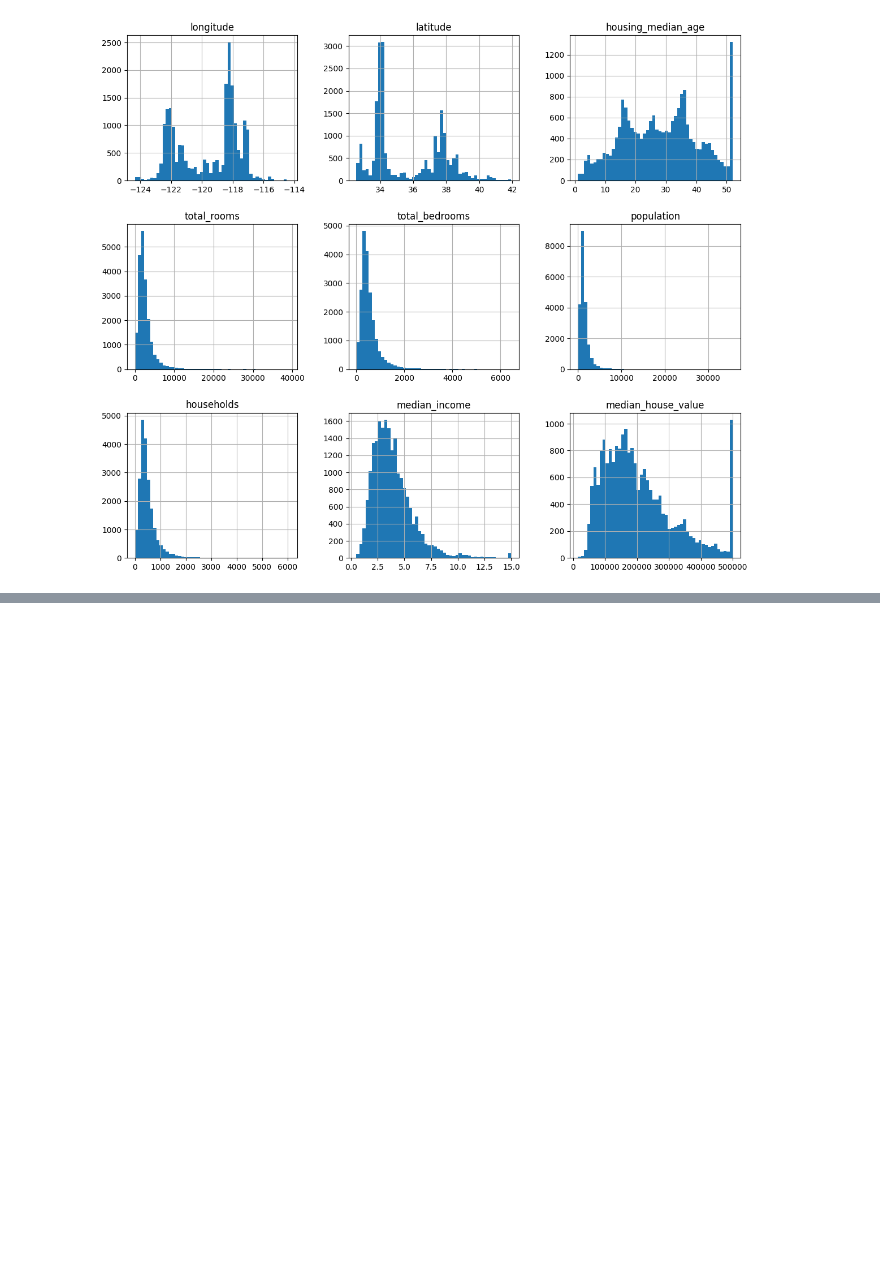
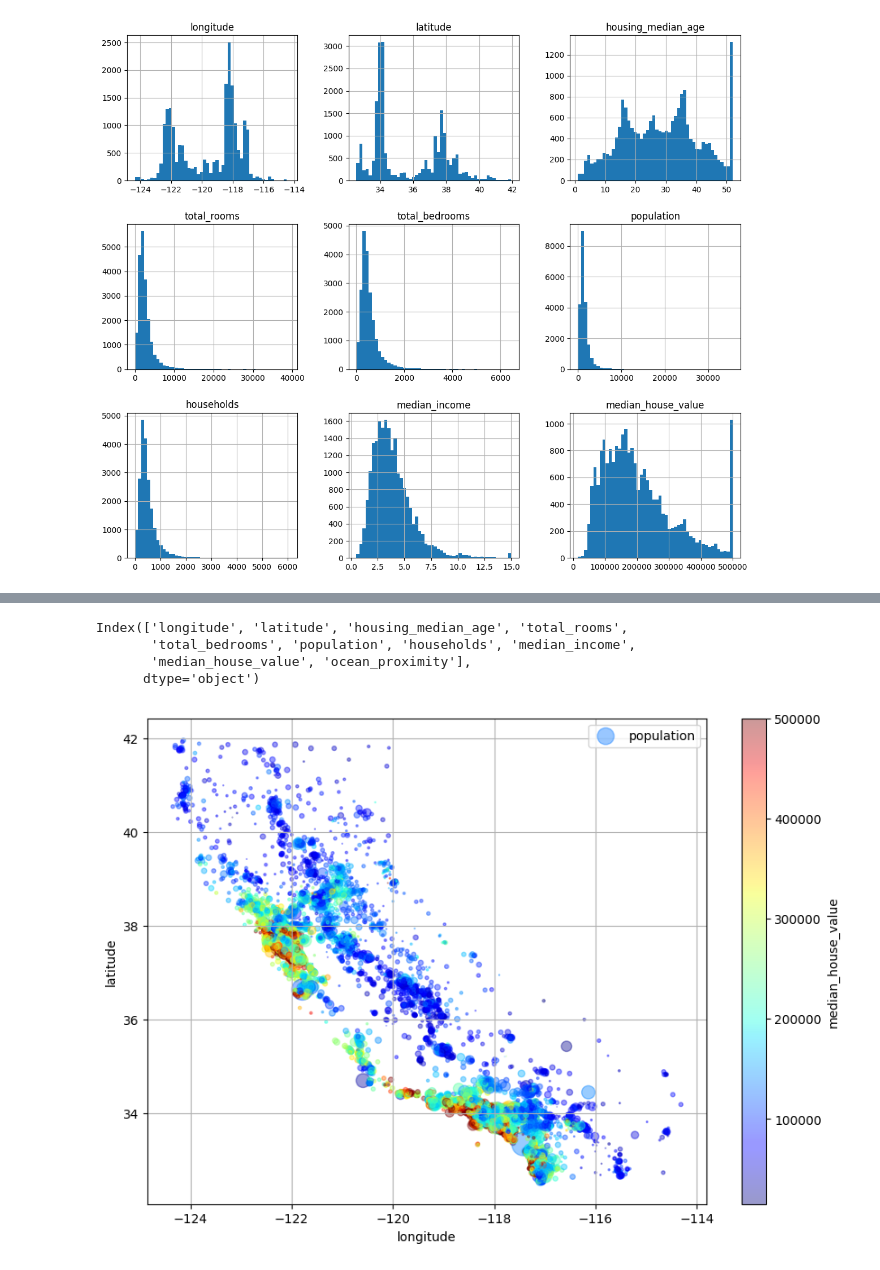
Before and after one commit to sike990/HandsOn-ML, a Jupyter notebook: HandsOnML.ipynb, the cells around one changed output, grey strips where cells are left out. Drawn from its saved outputs; the diff is of its cells as text; code cells hidden in the pictures; blank space fills up the shorter version.

```diff
--- a/HandsOnML.ipynb
+++ b/HandsOnML.ipynb
@@ -118,0 +140,12 @@ train:  16512 test :  4128
+# %%
+from sklearn.model_selection import StratifiedShuffleSplit
+
+splitter = StratifiedShuffleSplit(n_splits = 10 , test_size = 0.2 , random_state = 42)
+strat_splits = []
+count = 0
+for trainind , testind in splitter.split(housing , housing['income_cat']):
+  strat_train = housing.iloc[trainind] #split method returns indexes
+  strat_test = housing.iloc[testind]
+  strat_splits.append([strat_train , strat_test])
+  print(count)
+  count += 1
@@ -118,0 +166,2 @@ train:  16512 test :  4128
+# %%
+strat_train , strat_test = strat_splits[1]
@@ -118,0 +207,9 @@ train:  16512 test :  4128
+# %%
+strat_train.columns
+# %% [output]
+Index(['longitude', 'latitude', 'housing_median_age', 'total_rooms',
+       'total_bedrooms', 'population', 'households', 'median_income',
+       'median_house_value', 'ocean_proximity'],
+      dtype='object')
+# %%
+housing = strat_train.copy()
@@ -118,0 +218,7 @@ train:  16512 test :  4128
+# %%
+#sns.scatterplot( x= housing["longitude"] , y = housing["latitude"] , alpha = 0.2 , hue = housing["income_cat"] )
+housing.plot(kind = "scatter" , x = "longitude" , y = "latitude" , alpha = 0.4 , cmap = "jet" , c = "median_house_value" , s  = housing["population"]/100 , sharex = False , colorbar = True , label = "population" , figsize = (10,7))
+plt.grid(True , zorder = 10)
+plt.show()
+# %% [output]
+[figure, added]
```
Also changed, not shown: parts of 19 cells of this notebook.
